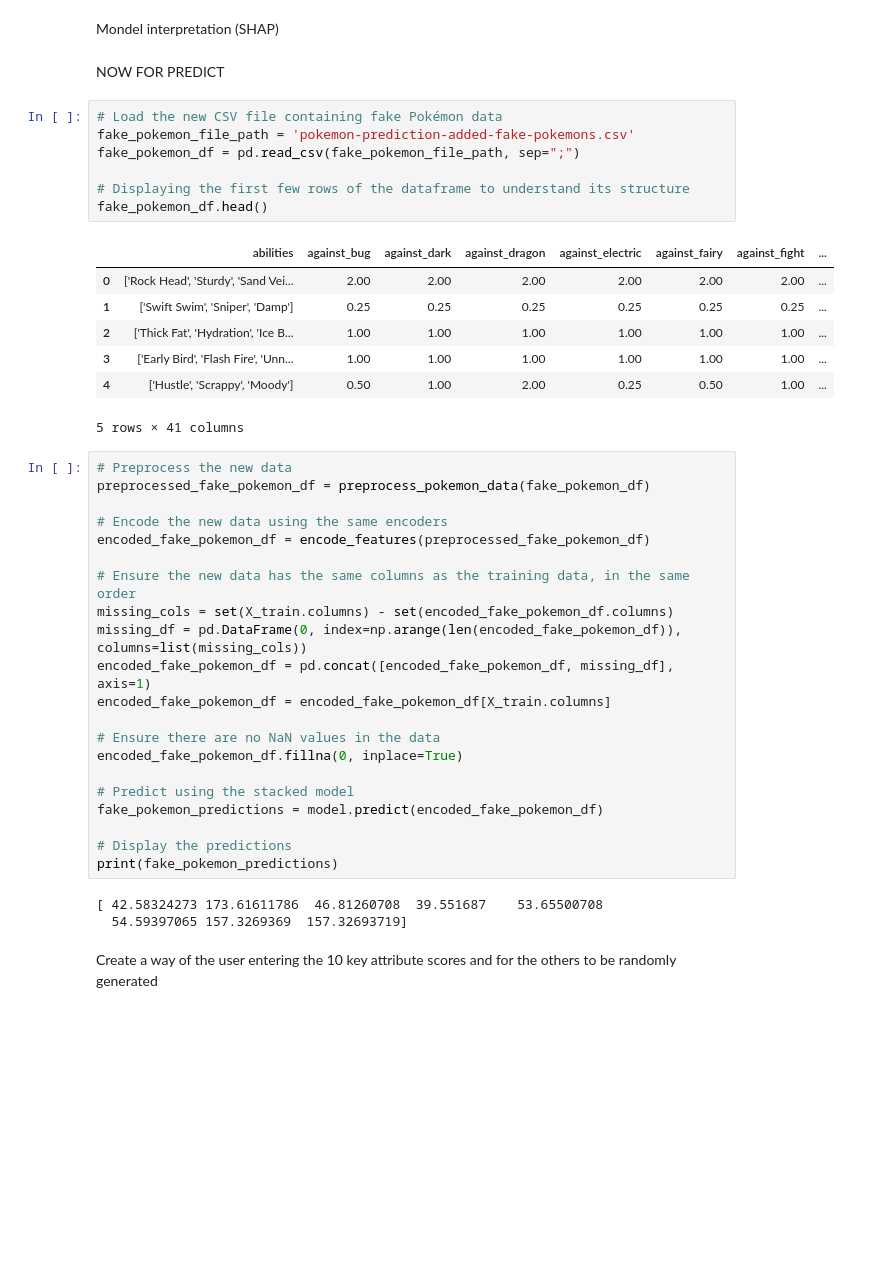
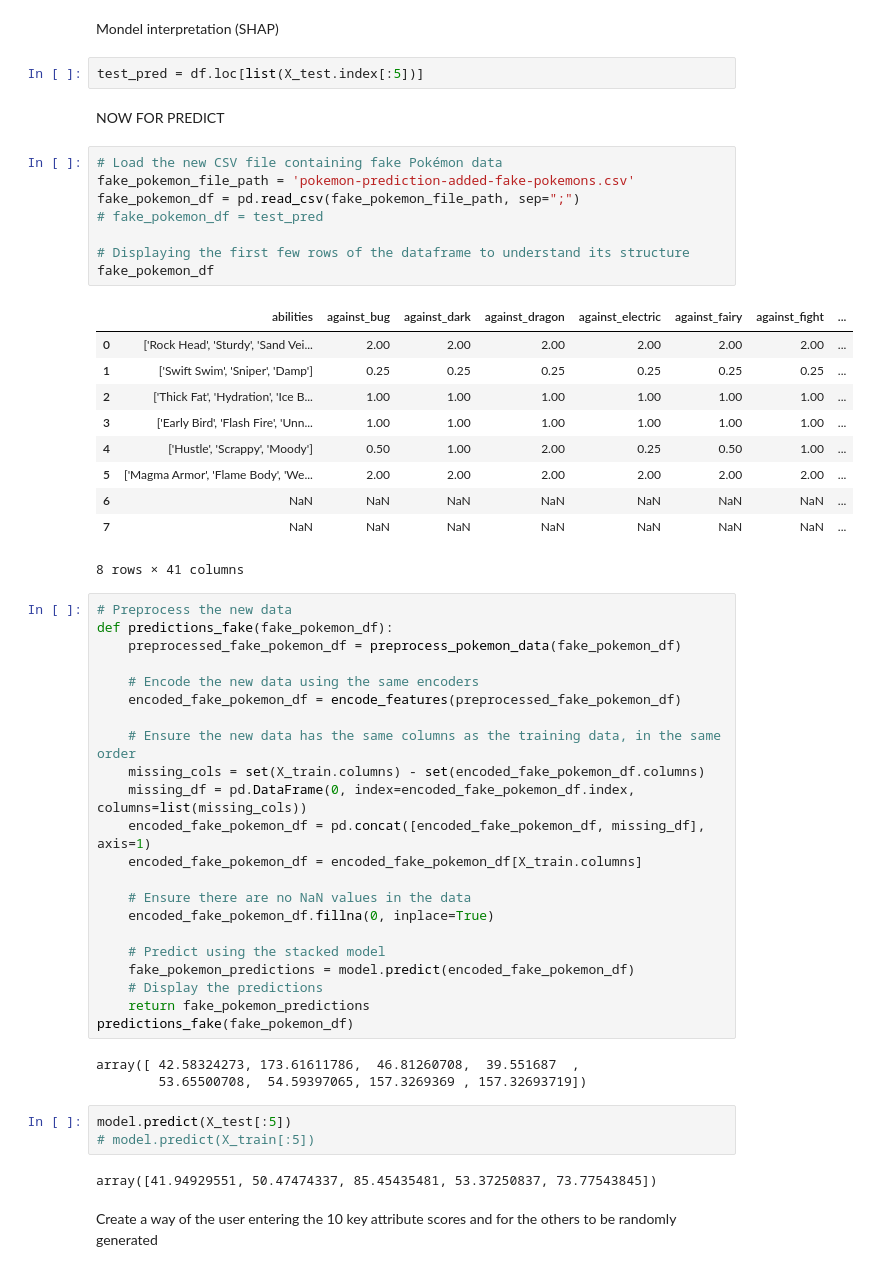
Before and after one commit to mtthibault/catchemall, a Jupyter notebook: notebooks/catchemall-predictions-prod.ipynb, the cells around one changed output. Saved outputs shown, nothing was run; the diff lists cells and outputs as text; blank space fills up the shorter version.

Commit message:
Updated prediction function with Jules

```diff
--- a/notebooks/catchemall-predictions-prod.ipynb
+++ b/notebooks/catchemall-predictions-prod.ipynb
@@ -474,46 +487,58 @@ Data preprocessing adjustments
 ? investigate scaling
 # %% [markdown]
 Mondel interpretation (SHAP)
+# %%
+test_pred = df.loc[list(X_test.index[:5])]
 # %% [markdown]
 NOW FOR PREDICT
 # %%
 # Load the new CSV file containing fake Pokémon data
 fake_pokemon_file_path = 'pokemon-prediction-added-fake-pokemons.csv'
 fake_pokemon_df = pd.read_csv(fake_pokemon_file_path, sep=";")
+# fake_pokemon_df = test_pred
 
 # Displaying the first few rows of the dataframe to understand its structure
-fake_pokemon_df.head()
+fake_pokemon_df
 # %% [output]
 |  | abilities | against_bug | against_dark | against_dragon | against_electric | against_fairy | against_fight | ... |
 | 0 | ['Rock Head', 'Sturdy', 'Sand Vei... | 2.00 | 2.00 | 2.00 | 2.00 | 2.00 | 2.00 | ... |
 | 1 | ['Swift Swim', 'Sniper', 'Damp'] | 0.25 | 0.25 | 0.25 | 0.25 | 0.25 | 0.25 | ... |
 | 2 | ['Thick Fat', 'Hydration', 'Ice B... | 1.00 | 1.00 | 1.00 | 1.00 | 1.00 | 1.00 | ... |
 | 3 | ['Early Bird', 'Flash Fire', 'Unn... | 1.00 | 1.00 | 1.00 | 1.00 | 1.00 | 1.00 | ... |
 | 4 | ['Hustle', 'Scrappy', 'Moody'] | 0.50 | 1.00 | 2.00 | 0.25 | 0.50 | 1.00 | ... |
+| 5 | ['Magma Armor', 'Flame Body', 'We... | 2.00 | 2.00 | 2.00 | 2.00 | 2.00 | 2.00 | ... |
+| 6 | NaN | NaN | NaN | NaN | NaN | NaN | NaN | ... |
+| 7 | NaN | NaN | NaN | NaN | NaN | NaN | NaN | ... |
-5 rows × 41 columns
+8 rows × 41 columns
 # %%
 # Preprocess the new data
-preprocessed_fake_pokemon_df = preprocess_pokemon_data(fake_pokemon_df)
+def predictions_fake(fake_pokemon_df):
+    preprocessed_fake_pokemon_df = preprocess_pokemon_data(fake_pokemon_df)
 
-# Encode the new data using the same encoders
-encoded_fake_pokemon_df = encode_features(preprocessed_fake_pokemon_df)
+    # Encode the new data using the same encoders
+    encoded_fake_pokemon_df = encode_features(preprocessed_fake_pokemon_df)
 
-# Ensure the new data has the same columns as the training data, in the same order
-missing_cols = set(X_train.columns) - set(encoded_fake_pokemon_df.columns)
-missing_df = pd.DataFrame(0, index=np.arange(len(encoded_fake_pokemon_df)), columns=list(missing_cols))
-encoded_fake_pokemon_df = pd.concat([encoded_fake_pokemon_df, missing_df], axis=1)
-encoded_fake_pokemon_df = encoded_fake_pokemon_df[X_train.columns]
+    # Ensure the new data has the same columns as the training data, in the same order
+    missing_cols = set(X_train.columns) - set(encoded_fake_pokemon_df.columns)
+    missing_df = pd.DataFrame(0, index=encoded_fake_pokemon_df.index, columns=list(missing_cols))
+    encoded_fake_pokemon_df = pd.concat([encoded_fake_pokemon_df, missing_df], axis=1)
+    encoded_fake_pokemon_df = encoded_fake_pokemon_df[X_train.columns]
 
-# Ensure there are no NaN values in the data
-encoded_fake_pokemon_df.fillna(0, inplace=True)
+    # Ensure there are no NaN values in the data
+    encoded_fake_pokemon_df.fillna(0, inplace=True)
 
-# Predict using the stacked model
-fake_pokemon_predictions = model.predict(encoded_fake_pokemon_df)
-
-# Display the predictions
-print(fake_pokemon_predictions)
+    # Predict using the stacked model
+    fake_pokemon_predictions = model.predict(encoded_fake_pokemon_df)
+    # Display the predictions
+    return fake_pokemon_predictions
+predictions_fake(fake_pokemon_df)
 # %% [output]
-[ 42.58324273 173.61611786  46.81260708  39.551687    53.65500708
-  54.59397065 157.3269369  157.32693719]
+array([ 42.58324273, 173.61611786,  46.81260708,  39.551687  ,
+        53.65500708,  54.59397065, 157.3269369 , 157.32693719])
+# %%
+model.predict(X_test[:5])
+# model.predict(X_train[:5])
+# %% [output]
+array([41.94929551, 50.47474337, 85.45435481, 53.37250837, 73.77543845])
 # %% [markdown]
 Create a way of the user entering the 10 key attribute scores and for the others to be randomly generated
```
Also changed, not shown: parts of 7 cells of this notebook, 13 other files.
